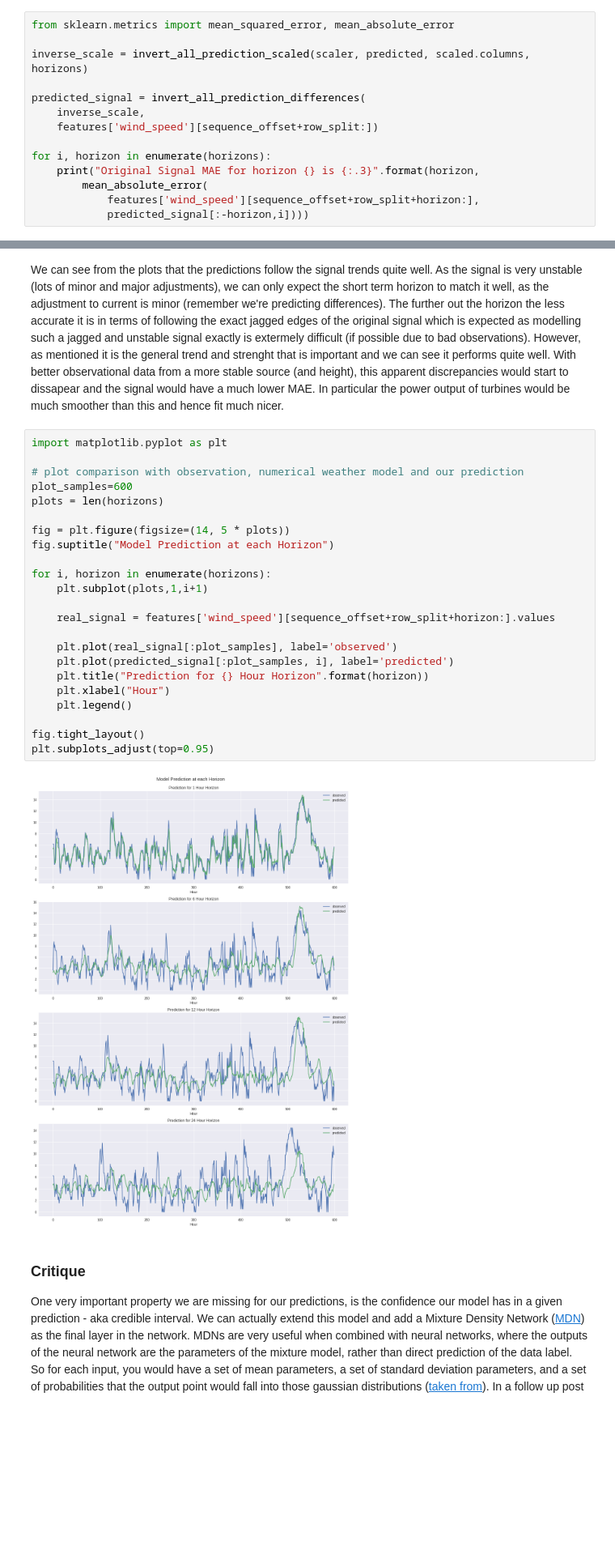
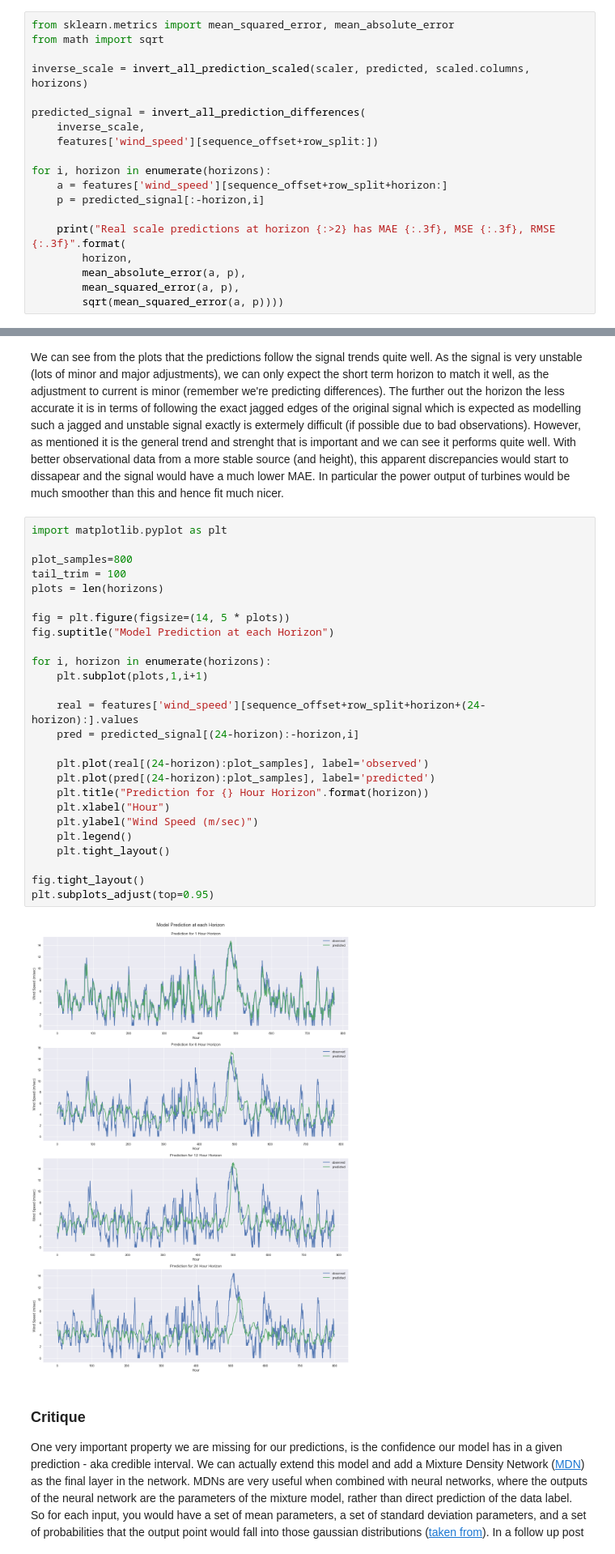
Before and after one commit to willfleury/wind-forecasting, a Jupyter notebook: Forecasting.ipynb, the cells around one changed output, grey strips where cells are left out. Shown: that part at 81% size. Drawn from its saved outputs; the diff is of its cells as text; blank space fills up the shorter version.

```diff
--- a/Forecasting.ipynb
+++ b/Forecasting.ipynb
@@ -542,5 +549,6 @@ MSE 0.623, MAE 0.595 for horizon 24
 # %%
 from sklearn.metrics import mean_squared_error, mean_absolute_error
+from math import sqrt
 
 inverse_scale = invert_all_prediction_scaled(scaler, predicted, scaled.columns, horizons)
 
@@ -549,8 +557,12 @@ predicted_signal = invert_all_prediction_differences(
     features['wind_speed'][sequence_offset+row_split:])
 
 for i, horizon in enumerate(horizons):
-    print("Original Signal MAE for horizon {} is {:.3}".format(horizon,
-        mean_absolute_error(
-            features['wind_speed'][sequence_offset+row_split+horizon:],
-            predicted_signal[:-horizon,i])))
+    a = features['wind_speed'][sequence_offset+row_split+horizon:]
+    p = predicted_signal[:-horizon,i]
+
+    print("Real scale predictions at horizon {:>2} has MAE {:.3f}, MSE {:.3f}, RMSE {:.3f}".format(
+        horizon,
+        mean_absolute_error(a, p),
+        mean_squared_error(a, p),
+        sqrt(mean_squared_error(a, p))))
 # %% [output]
@@ -567,28 +608,31 @@ We can see from the plots that the predictions follow the signal trends quite we
 # %%
 import matplotlib.pyplot as plt
 
-# plot comparison with observation, numerical weather model and our prediction
-plot_samples=600
+plot_samples=800
+tail_trim = 100
 plots = len(horizons)
 
 fig = plt.figure(figsize=(14, 5 * plots))
 fig.suptitle("Model Prediction at each Horizon")
 
 for i, horizon in enumerate(horizons):
     plt.subplot(plots,1,i+1)
 
-    real_signal = features['wind_speed'][sequence_offset+row_split+horizon:].values
+    real = features['wind_speed'][sequence_offset+row_split+horizon+(24-horizon):].values
+    pred = predicted_signal[(24-horizon):-horizon,i]
 
-    plt.plot(real_signal[:plot_samples], label='observed')
-    plt.plot(predicted_signal[:plot_samples, i], label='predicted')
+    plt.plot(real[(24-horizon):plot_samples], label='observed')
+    plt.plot(pred[(24-horizon):plot_samples], label='predicted')
     plt.title("Prediction for {} Hour Horizon".format(horizon))
     plt.xlabel("Hour")
+    plt.ylabel("Wind Speed (m/sec)")
     plt.legend()
+    plt.tight_layout()
 
 fig.tight_layout()
 plt.subplots_adjust(top=0.95)
 # %% [output]
-[figure, old version]
+[figure, new version]
 # %% [markdown]
 ### Critique
 
```
Also changed, not shown: parts of 9 cells of this notebook.
